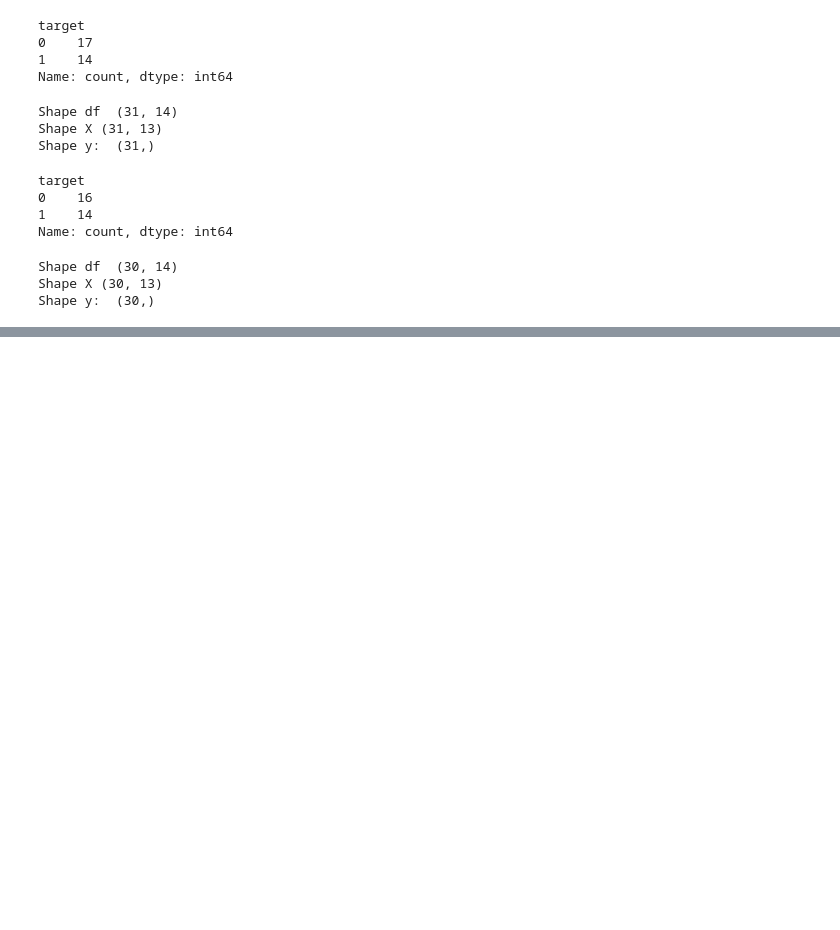
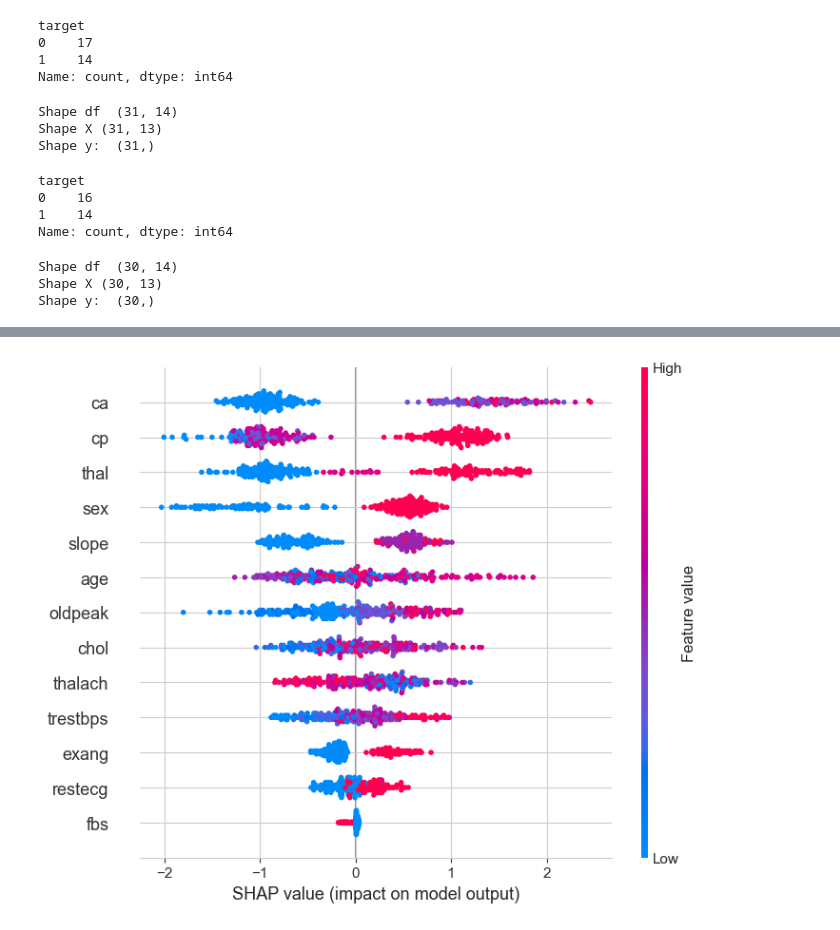
Before and after one commit to QuyeN1104/HeartDiseasePrediction, a Jupyter notebook: notebooks/3. Explaination.ipynb, the cells around one changed output, grey strips where cells are left out. Drawn from its saved outputs; the diff is of its cells as text; code cells hidden in the pictures; blank space fills up the shorter version.

```diff
--- a/notebooks/3. Explaination.ipynb
+++ b/notebooks/3. Explaination.ipynb
@@ -92,0 +135,5 @@ shap.summary_plot(shap_values, X_explain)
+# %%
+# Summarize the effects of all the features
+shap.plots.beeswarm(explainer(X_sample), max_display=20)
+# %% [output]
+[figure, added]
```
Also changed, not shown: parts of 8 cells of this notebook, 17 other files.
